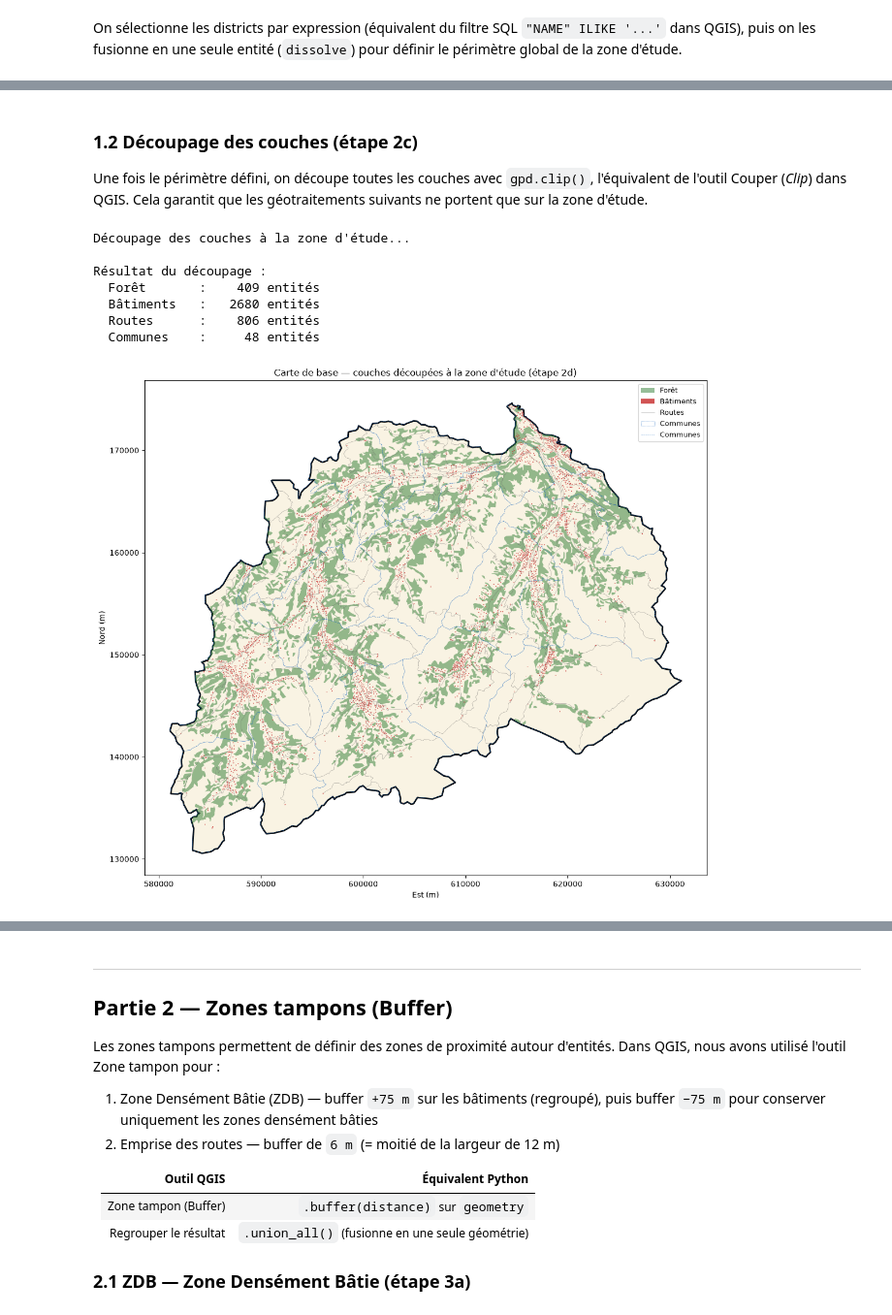
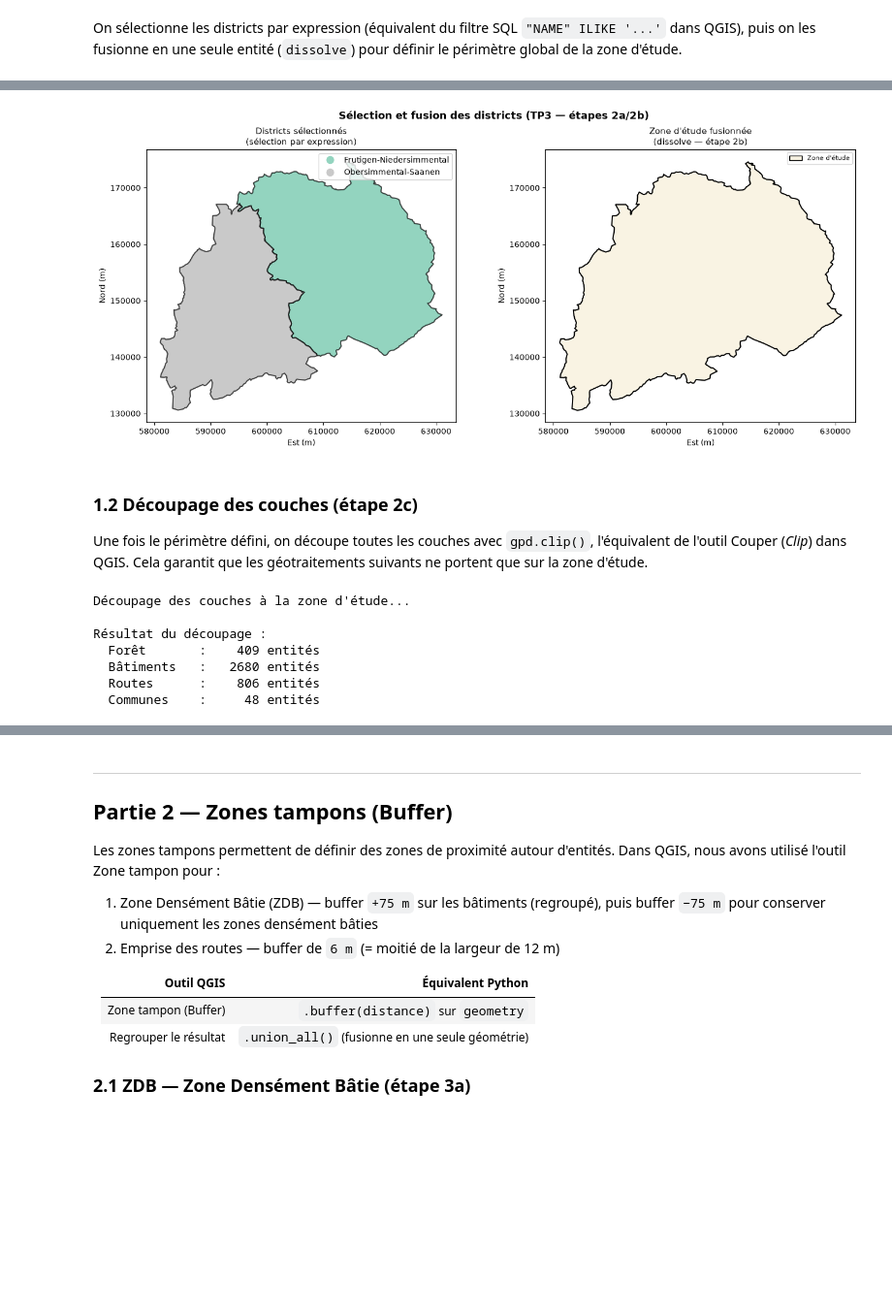
Before and after one commit to gse-unil/2026_Geoinformatique_II, a Jupyter notebook: tps/python/tp-py03.ipynb, the cells around one changed output, grey strips where cells are left out. Shown at 97% size. Cells and saved outputs as stored; diff of their text form; code cells hidden in the pictures; blank space fills up the shorter version.

Commit message:
Gaps, map(), et moins un peu moins d'affichage

```diff
--- a/tps/python/tp-py03.ipynb
+++ b/tps/python/tp-py03.ipynb
@@ -79,0 +280,8 @@ Couches vectorielles chargées depuis tp3.gpkg :
+# %%
+# Dictionnaire : code du pays (clé) → nom du pays (valeur)
+pays = {'CH': 'Suisse', 'AT': 'Autriche', 'DE': 'Allemagne', 'FR': 'France', 'IT': 'Italie'}
+
+districts['PAYS'] = districts['ICC'].map(pays)
+print(districts[['NAME', 'ICC', 'PAYS']].head())
+print("\nNombre d'entités par pays :")
+print(districts['PAYS'].value_counts().to_string())
@@ -153,3 +371,11 @@ Zone d'étude fusionnée : 1 polygone
+# %%
+# nouvelle_figure() et carte() sont des fonctions d'affichage définies dans une cellule masquée, au début du notebook
+ax1, ax2 = nouvelle_figure(2, 'Sélection et fusion des districts (TP3 — étapes 2a/2b)')
+carte({'Districts sélectionnés': study_districts}, colonne='NAME',
+      titre='Districts sélectionnés\n(sélection par expression)', ax=ax1)
+carte({"Zone d'étude": study_area}, titre="Zone d'étude fusionnée\n(dissolve — étape 2b)", ax=ax2)
+# %% [output]
+[figure, added]
 # %% [markdown]
 ### 1.2 Découpage des couches (étape 2c)
 
@@ -175,28 +401,6 @@ for name, gdf in [
     ('Communes',   communes_clip),
 ]:
     print(f"  {name:12s}: {len(gdf):6d} entités")
-
-# -------------------------------------------------------
-# Carte de base découpée (étape 2d dans QGIS)
-# -------------------------------------------------------
-fig, ax = plt.subplots(figsize=(12, 10))
-
-study_area.plot(ax=ax, facecolor='#f9f3e3', edgecolor='black', linewidth=2, zorder=1)
-foret_clip.plot(ax=ax, color='#2e7d32', alpha=0.5, label='Forêt', zorder=2)
-buildings_clip.plot(ax=ax, color='#c62828', alpha=0.8, markersize=0.3,
-                    label='Bâtiments', zorder=3)
-roads_clip.plot(ax=ax, color='#616161', linewidth=0.4, alpha=0.6,
-                label='Routes', zorder=4)
-communes_clip.plot(ax=ax, facecolor='none', edgecolor='#1565c0',
-                   linewidth=0.5, linestyle='--', alpha=0.5,
-                   label='Communes', zorder=5)
-
-ax.set_title('Carte de base — couches découpées à la zone d\'étude (étape 2d)', fontsize=12)
-ax.set_xlabel('Est (m)')
-ax.set_ylabel('Nord (m)')
-ax.legend(loc='upper right', fontsize=9)
-plt.tight_layout()
-plt.show()
 # %% [output]
 Découpage des couches à la zone d'étude...
 
@@ -205,4 +409,3 @@ Résultat du découpage :
   Bâtiments   :   2680 entités
   Routes      :    806 entités
   Communes    :     48 entités
-[figure, removed]
```
Also changed, not shown: parts of 57 cells of this notebook.
